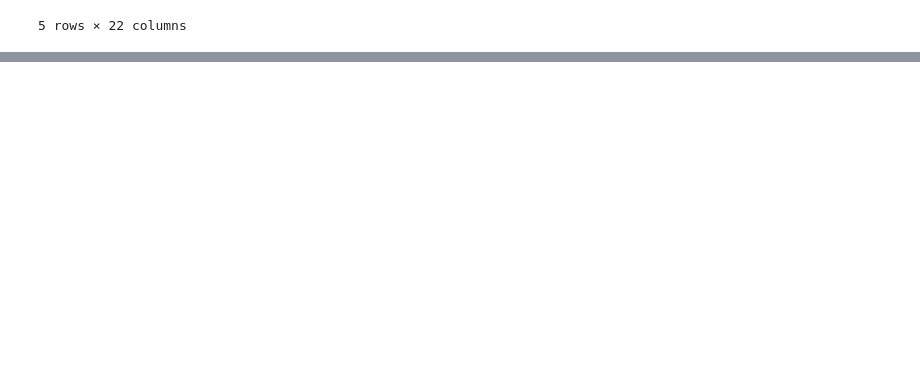
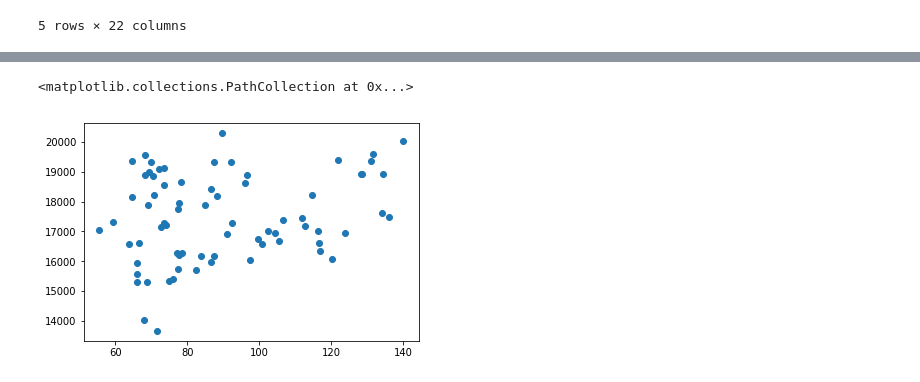
Before and after one commit to shuke1995/Final_Project, a Jupyter notebook: Air Pollution.ipynb, the cells around one changed output, grey strips where cells are left out. Cells and saved outputs as stored; diff of their text form; code cells hidden in the pictures; blank space fills up the shorter version.

```diff
--- a/Air Pollution.ipynb
+++ b/Air Pollution.ipynb
@@ -155,0 +120,3 @@ plt.scatter(crime_airpollution.AQI_mean, crime_airpollution.crime_count)
+# %%
+LA_airpollution = city_groupby(airpollution, 'CBSA', 'Los Angeles')
+LA_airpollution.head()
@@ -155,0 +132,4 @@ plt.scatter(crime_airpollution.AQI_mean, crime_airpollution.crime_count)
+# %%
+#LA_crime = read_indata('./LA_Crime_Data_2010_2017.csv')
+LA_crime = read_indata('./LA_Crime_Data_2010_to_Present.csv')
+LA_crime.head()
@@ -155,0 +154,4 @@ plt.scatter(crime_airpollution.AQI_mean, crime_airpollution.crime_count)
+# %%
+LA_crime = LA_crime[(LA_crime.year>=2012) & (LA_crime.year<2018)]
+LA_crime_per_month = LA_crime[['DR Number', 'year', 'month']].groupby(['year', 'month']).count().rename(columns={'DR Number':'count'})
+LA_crime_per_month.head()
@@ -155,0 +166,5 @@ plt.scatter(crime_airpollution.AQI_mean, crime_airpollution.crime_count)
+# %%
+LA_crime_airpollution = pd.merge(LA_airpollution, LA_crime_per_month,on=['year','month'])
+LA_crime_airpollution.head()
+LA_crime_airpollution.columns=['AQI_mean', 'crime_count']
+LA_crime_airpollution.head(15)
@@ -155,0 +189,6 @@ plt.scatter(crime_airpollution.AQI_mean, crime_airpollution.crime_count)
+# %%
+LA_crime_airpollution.corr()
+plt.scatter(LA_crime_airpollution.AQI_mean, LA_crime_airpollution.crime_count)
+# %% [output]
+<matplotlib.collections.PathCollection at 0x...>
+[figure, added]
```
Also changed, not shown: parts of 12 cells of this notebook.
